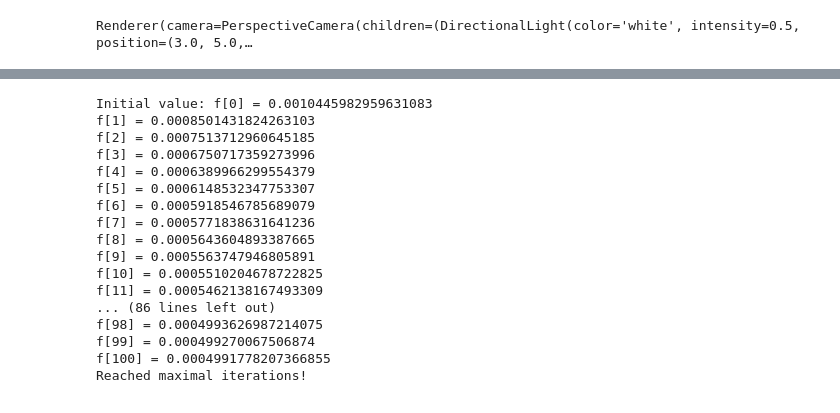
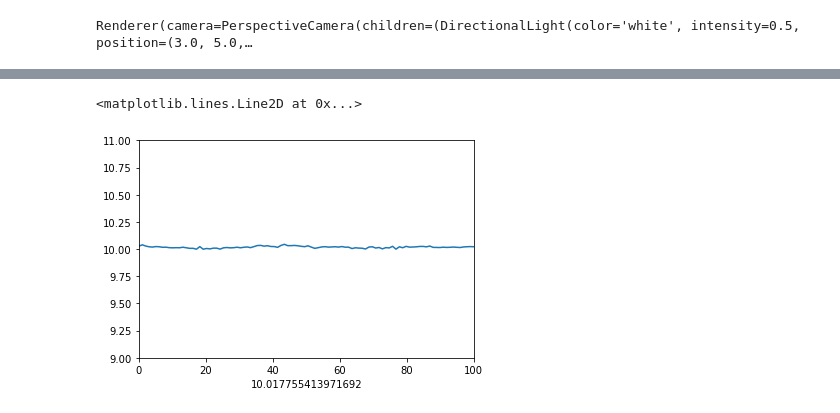
Before and after one commit to graefm/lorm, a Jupyter notebook: examples/disc/spock_3d.ipynb, the cells around one changed output, grey strips where cells are left out. Saved outputs shown, nothing was run; the diff lists cells and outputs as text; code cells hidden in the pictures.

```diff
--- a/examples/disc/spock_3d.ipynb
+++ b/examples/disc/spock_3d.ipynb
@@ -101,18 +116,11 @@ Renderer(camera=PerspectiveCamera(children=(DirectionalLight(color='white', inte
 # %%
-%matplotlib notebook
+# plot the distance between consecutive points of the curve
+#%matplotlib notebook
+%matplotlib inline
 fig = plt.figure()
-
-bx = fig.add_subplot(122)
-#bx.axis(np.array([900,950,0.0045,0.0015]))
-bx.axis(np.array([0,m,0.000,1.8*energy._L]))
+bx = fig.add_subplot(111)
+bx.axis(np.array([0,m,0.9*energy._L,1.1*energy._L]))
 bx.set_xlabel(np.sum(energy._eval_lengths(points.coords)))
 distance = plt.Line2D(np.linspace(0,m,m),m*energy._eval_lengths(points.coords))
 bx.add_line(distance)
-def update_points(p):
-    g1.attributes['position'].array = p.coords
-
-    distance.set_ydata(m*energy._eval_lengths(p.coords))
-    bx.set_xlabel(np.sum(energy._eval_lengths(p.coords)))
-    fig.canvas.draw()
-    return
 # %% [output]
@@ -121,28 +127,3 @@ def update_points(p):
+<matplotlib.lines.Line2D at 0x...>
+[figure, added]
-# %%
-#method = lorm.optim.SteepestDescentMethod(max_iter=100)
-energy._L = 8*np.sqrt(2)**3
-energy._alpha = 10/(energy._L)**5
-method = lorm.optim.ConjugateGradientMethod(max_iter=100)
-method.listener = update_points
-points_new.coords = points.coords
-for i in range(1):
-    points_new = method.run(energy,points_new)
-# %% [output]
-Initial value: f[0] = 0.0010445982959631083
-f[1] = 0.0008501431824263103
-f[2] = 0.0007513712960645185
-f[3] = 0.0006750717359273996
-f[4] = 0.0006389966299554379
-f[5] = 0.0006148532347753307
-f[6] = 0.0005918546785689079
-f[7] = 0.0005771838631641236
-f[8] = 0.0005643604893387665
-f[9] = 0.0005563747946805891
-f[10] = 0.0005510204678722825
-f[11] = 0.0005462138167493309
-... (86 lines left out)
-f[98] = 0.0004993626987214075
-f[99] = 0.000499270067506874
-f[100] = 0.0004991778207366855
-Reached maximal iterations!
 # %%
```
Also changed, not shown: parts of 15 cells of this notebook, 18 other files.
